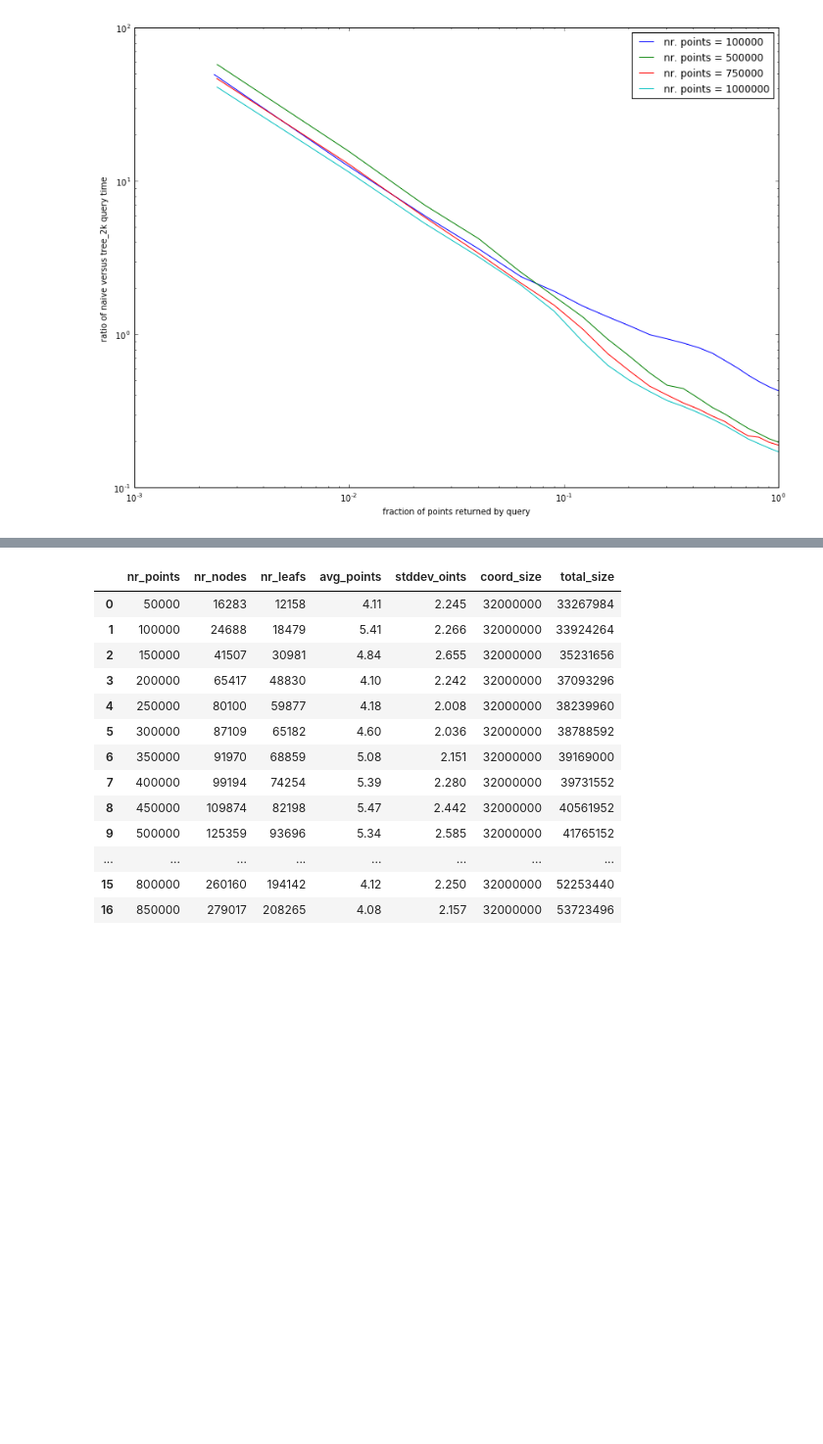
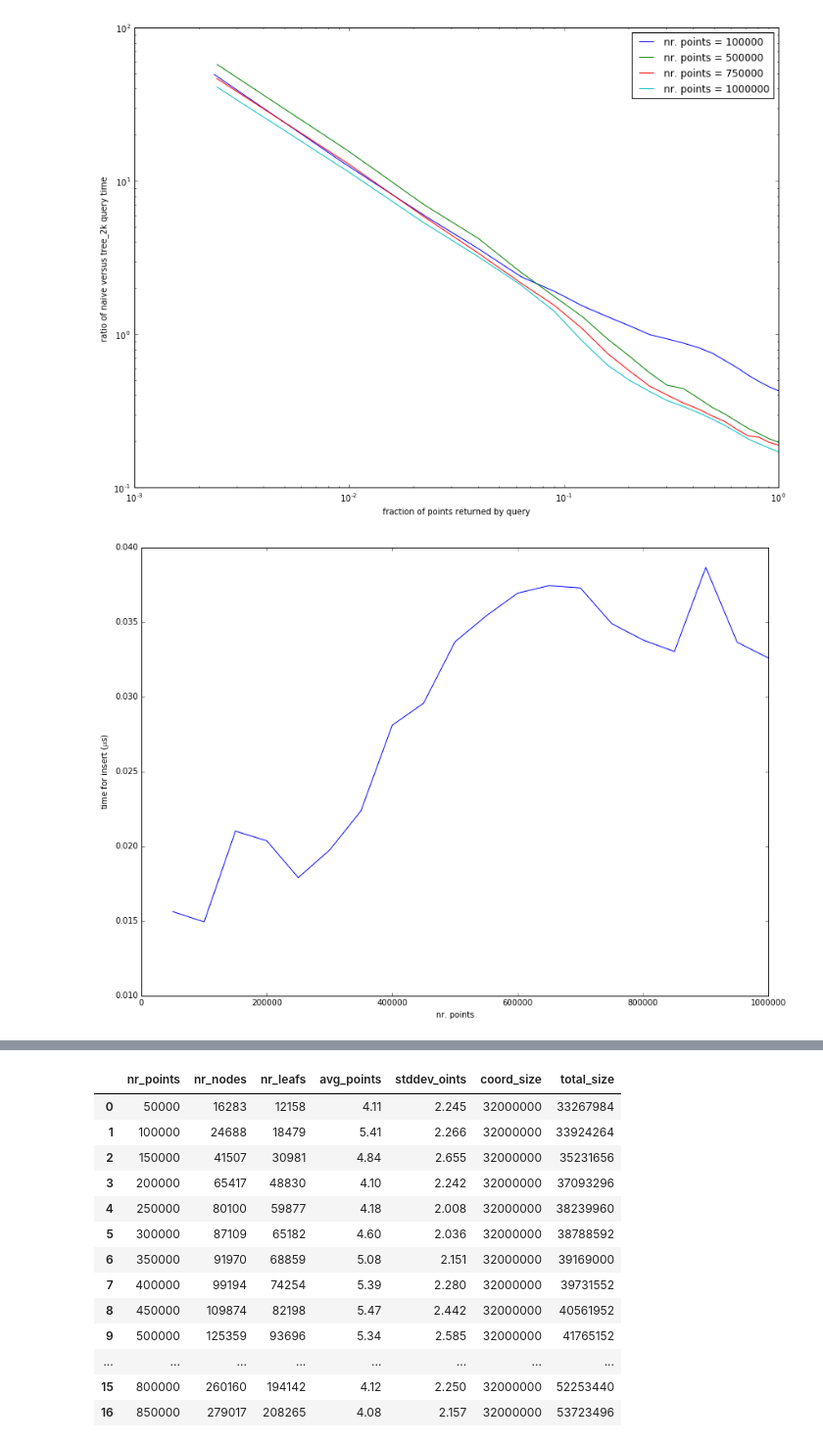
Before and after one commit to gjbex/training-material, a Jupyter notebook: C/Tree_2k/benchmark/scaling_overhead.ipynb, the cells around one changed output, grey strips where cells are left out. Shown at 98% size. Drawn from its saved outputs; the diff is of its cells as text; code cells hidden in the pictures; blank space fills up the shorter version.

Commit message:
Added several scaling graphs

```diff
--- a/C/Tree_2k/benchmark/scaling_overhead.ipynb
+++ b/C/Tree_2k/benchmark/scaling_overhead.ipynb
@@ -45,3 +45,10 @@ def plot_query_size_eff(scaling, point_nrs):
 plot_query_size_eff(scaling, [100000, 500000, 750000, 1000000])
 # %% [output]
 [figure]
+# %%
+plt.figure(figsize=(14, 10))
+plt.xlabel('nr. points')
+plt.ylabel('time for insert ($\mu$s)')
+plt.plot(scaling['nr_points'], scaling['i_time']);
+# %% [output]
+[figure, added]
```
Also changed, not shown: parts of 3 cells of this notebook.
